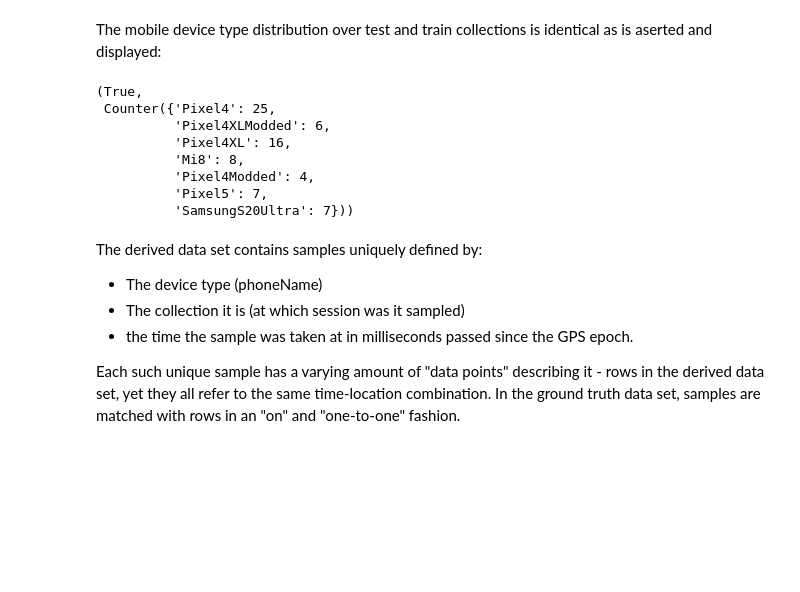
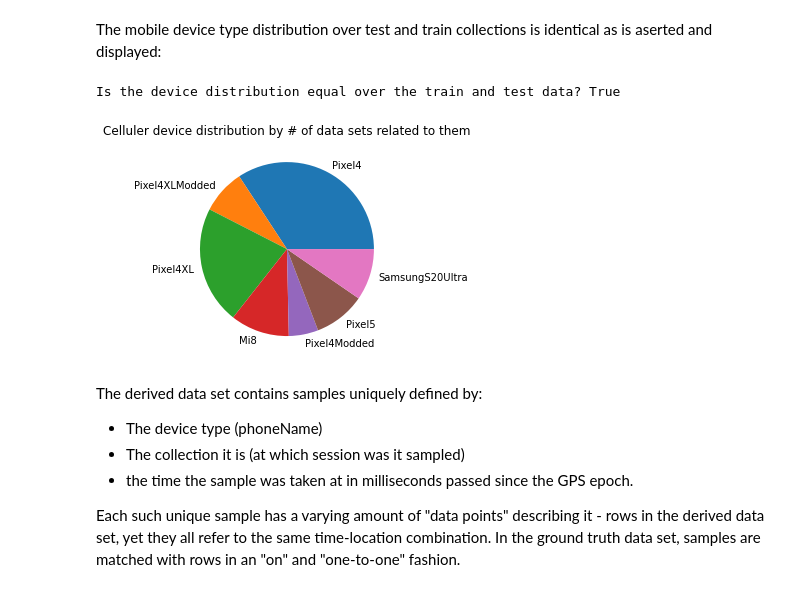
Before and after one commit to shacharhelmer/GNSS-Google, a Jupyter notebook: shachar-dev.ipynb, the cells around one changed output. Drawn from its saved outputs; the diff is of its cells as text; code cells hidden in the pictures; blank space fills up the shorter version.

Commit message:
feature explainations, phone distributions, started feature box plot

```diff
--- a/shachar-dev.ipynb
+++ b/shachar-dev.ipynb
@@ -452,20 +481,17 @@ Ground truth train data: True
 Derived test data: True
 # %% [markdown]
 The mobile device type distribution over test and train collections is identical as is aserted and displayed:
-# %%
-# make pie chart??
-phone_trn_count = Counter([s.split('/')[-2] for s in derived_train_sets])
-phone_grnd_count = Counter([s.split('/')[-2] for s in ground_train_sets])
-phone_trn_count == phone_grnd_count, phone_grnd_count
-# %% [output]
-(True,
- Counter({'Pixel4': 25,
-          'Pixel4XLModded': 6,
-          'Pixel4XL': 16,
-          'Mi8': 8,
-          'Pixel4Modded': 4,
-          'Pixel5': 7,
-          'SamsungS20Ultra': 7}))
+# %%
+phone_trn_count = Counter([s.split('/')[-2] for s in derived_train_sets])
+phone_grnd_count = Counter([s.split('/')[-2] for s in ground_train_sets])
+print(f'Is the device distribution equal over the train and test data? {phone_trn_count == phone_grnd_count}')
+fig, ax = plt.subplots()
+ax.pie([v for v in phone_trn_count.values()], labels=[k for k in phone_trn_count.keys()])
+ax.title.set_text('Celluler device distribution by # of data sets related to them')
+plt.show()
+# %% [output]
+Is the device distribution equal over the train and test data? True
+[figure, added]
 # %% [markdown]
 The derived data set contains samples uniquely defined by:
 - The device type (phoneName)
```
Also changed, not shown: parts of 13 cells of this notebook.
